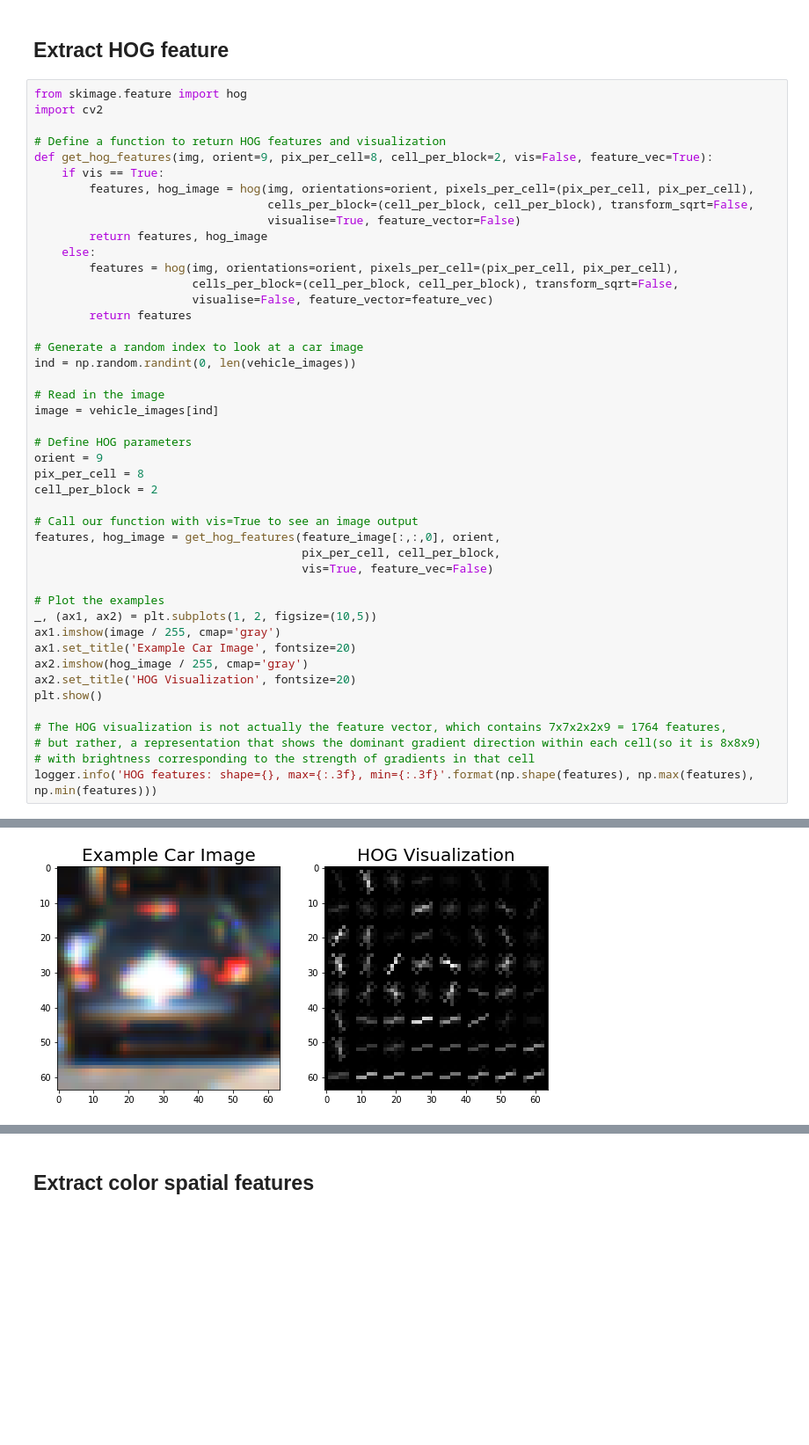
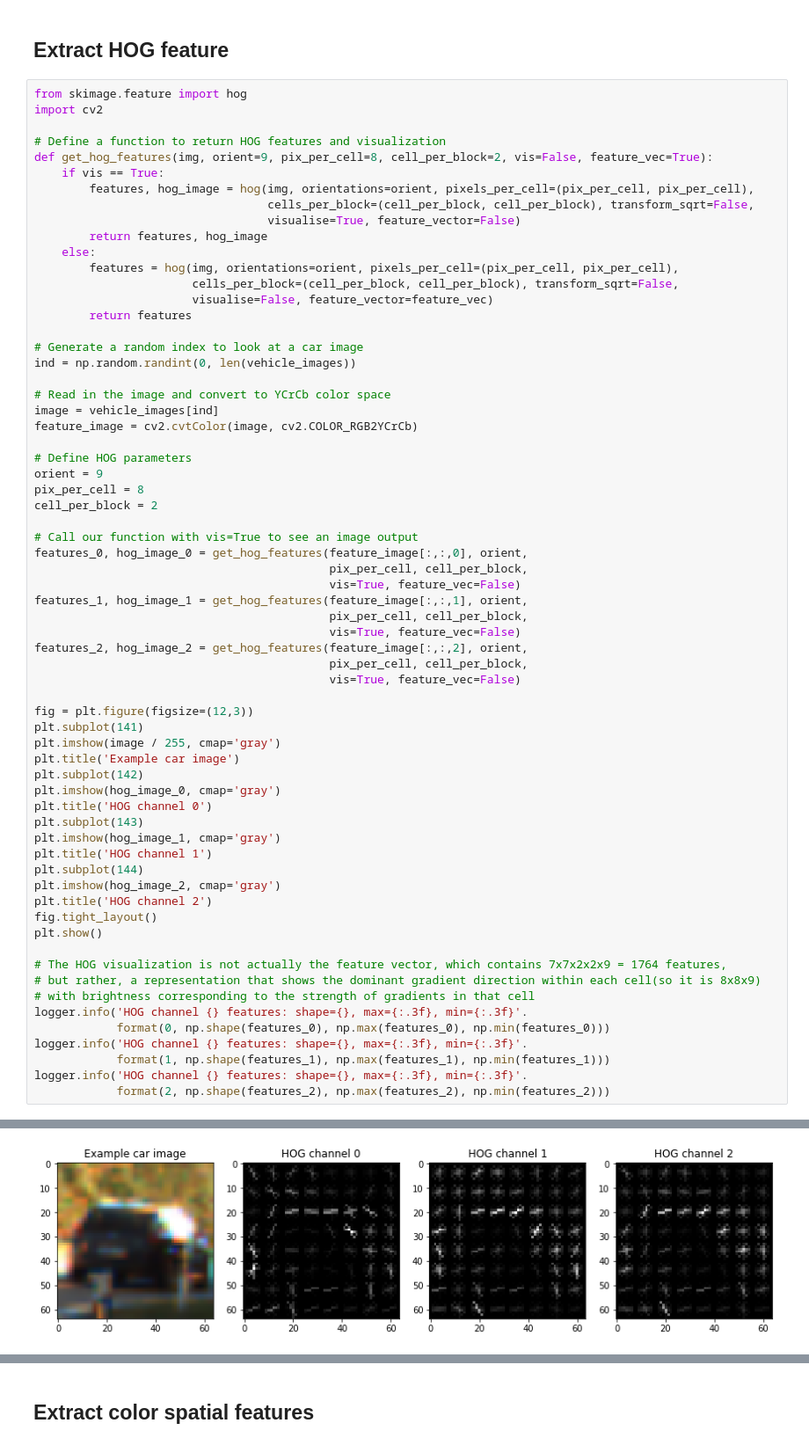
Before and after one commit to WangYuanMike/CarND-Vehicle-Detection, a Jupyter notebook: vehicle_detection.ipynb, the cells around one changed output, grey strips where cells are left out. Shown at 88% size. Cells and saved outputs as stored; diff of their text form; blank space fills up the shorter version.

```diff
--- a/vehicle_detection.ipynb
+++ b/vehicle_detection.ipynb
@@ -104,42 +104,62 @@ def get_hog_features(img, orient=9, pix_per_cell=8, cell_per_block=2, vis=False,
         features, hog_image = hog(img, orientations=orient, pixels_per_cell=(pix_per_cell, pix_per_cell),
                                   cells_per_block=(cell_per_block, cell_per_block), transform_sqrt=False,
                                   visualise=True, feature_vector=False)
         return features, hog_image
     else:
         features = hog(img, orientations=orient, pixels_per_cell=(pix_per_cell, pix_per_cell),
                        cells_per_block=(cell_per_block, cell_per_block), transform_sqrt=False,
                        visualise=False, feature_vector=feature_vec)
         return features
 
 # Generate a random index to look at a car image
 ind = np.random.randint(0, len(vehicle_images))
 
-# Read in the image
+# Read in the image and convert to YCrCb color space
 image = vehicle_images[ind]
+feature_image = cv2.cvtColor(image, cv2.COLOR_RGB2YCrCb)
 
 # Define HOG parameters
 orient = 9
 pix_per_cell = 8
 cell_per_block = 2
 
 # Call our function with vis=True to see an image output
-features, hog_image = get_hog_features(feature_image[:,:,0], orient,
-                                       pix_per_cell, cell_per_block,
-                                       vis=True, feature_vec=False)
+features_0, hog_image_0 = get_hog_features(feature_image[:,:,0], orient,
+                                           pix_per_cell, cell_per_block,
+                                           vis=True, feature_vec=False)
+features_1, hog_image_1 = get_hog_features(feature_image[:,:,1], orient,
+                                           pix_per_cell, cell_per_block,
+                                           vis=True, feature_vec=False)
+features_2, hog_image_2 = get_hog_features(feature_image[:,:,2], orient,
+                                           pix_per_cell, cell_per_block,
+                                           vis=True, feature_vec=False)
 
-# Plot the examples
-_, (ax1, ax2) = plt.subplots(1, 2, figsize=(10,5))
-ax1.imshow(image / 255, cmap='gray')
-ax1.set_title('Example Car Image', fontsize=20)
-ax2.imshow(hog_image / 255, cmap='gray')
-ax2.set_title('HOG Visualization', fontsize=20)
+fig = plt.figure(figsize=(12,3))
+plt.subplot(141)
+plt.imshow(image / 255, cmap='gray')
+plt.title('Example car image')
+plt.subplot(142)
+plt.imshow(hog_image_0, cmap='gray')
+plt.title('HOG channel 0')
+plt.subplot(143)
+plt.imshow(hog_image_1, cmap='gray')
+plt.title('HOG channel 1')
+plt.subplot(144)
+plt.imshow(hog_image_2, cmap='gray')
+plt.title('HOG channel 2')
+fig.tight_layout()
 plt.show()
 
 # The HOG visualization is not actually the feature vector, which contains 7x7x2x2x9 = 1764 features,
 # but rather, a representation that shows the dominant gradient direction within each cell(so it is 8x8x9)
 # with brightness corresponding to the strength of gradients in that cell
-logger.info('HOG features: shape={}, max={:.3f}, min={:.3f}'.format(np.shape(features), np.max(features), np.min(features)))
+logger.info('HOG channel {} features: shape={}, max={:.3f}, min={:.3f}'.
+            format(0, np.shape(features_0), np.max(features_0), np.min(features_0)))
+logger.info('HOG channel {} features: shape={}, max={:.3f}, min={:.3f}'.
+            format(1, np.shape(features_1), np.max(features_1), np.min(features_1)))
+logger.info('HOG channel {} features: shape={}, max={:.3f}, min={:.3f}'.
+            format(2, np.shape(features_2), np.max(features_2), np.min(features_2)))
 # %% [output]
 C:\Users\I054267\AppData\Local\Continuum\miniconda3\envs\carnd-term1_new_tf\lib\site-packages\skimage\feature\_hog.py:119: skimage_deprecation: Default value of `block_norm`==`L1` is deprecated and wi ...
   'be changed to `L2-Hys` in v0.15', skimage_deprecation)
-[figure, old version]
+[figure, new version]
```
Also changed, not shown: parts of 17 cells of this notebook, 1 other file.
